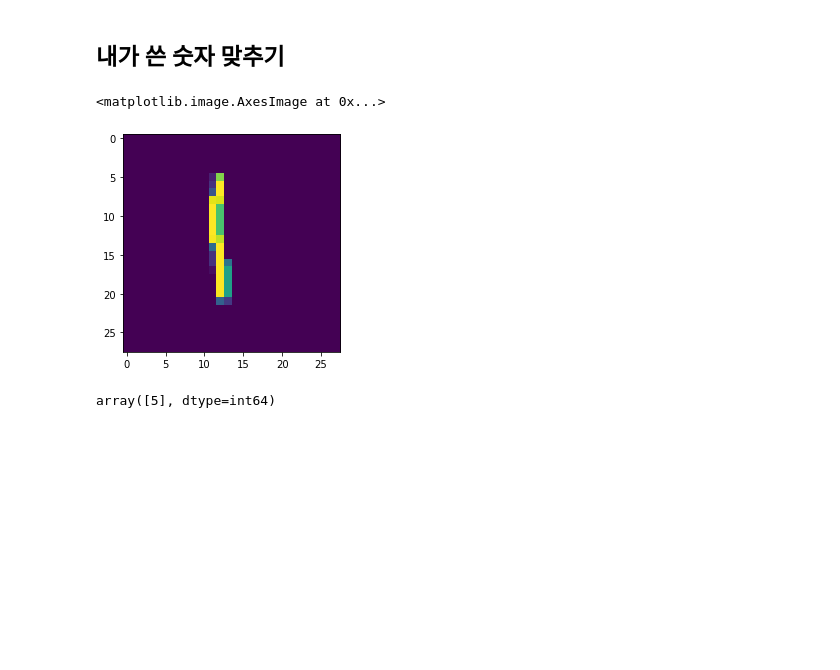
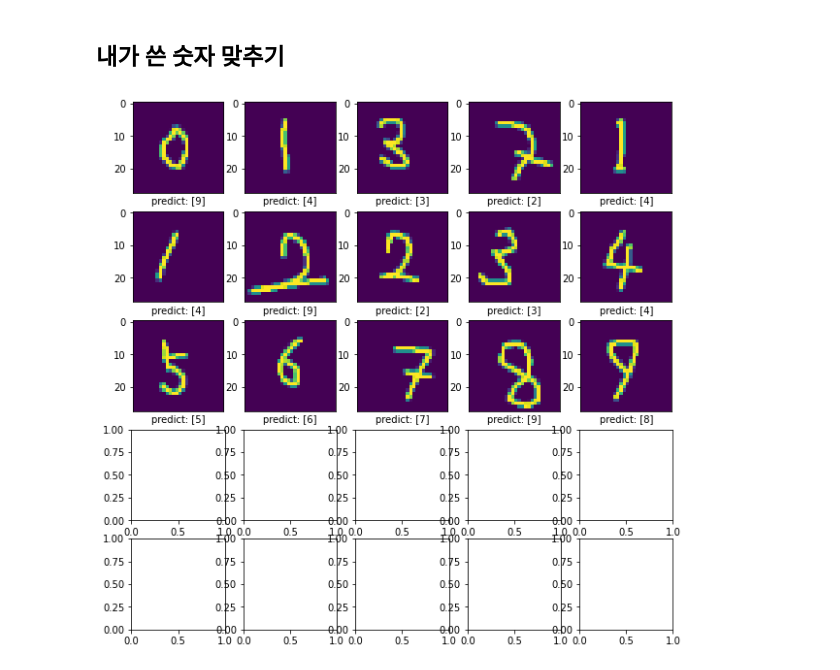
Before and after one commit to cmc9595/mnist-wine, a Jupyter notebook: mnist.ipynb, the cells around one changed output. Saved outputs shown, nothing was run; the diff lists cells and outputs as text; code cells hidden in the pictures; blank space fills up the shorter version.

```diff
--- a/mnist.ipynb
+++ b/mnist.ipynb
@@ -175,14 +162,19 @@ def getImage(path):
     image /= 255
 
     return image
-# %%
-img = getImage('data/1.png')
-plt.imshow(img)
-# %% [output]
-<matplotlib.image.AxesImage at 0x...>
-[figure, removed]
-# %%
-y_pred = model.predict(img.reshape(1, 28*28))
-np.argmax(y_pred, axis=1)
-# %% [output]
-array([5], dtype=int64)
+# %%
+
+import os
+files = [file for file in os.listdir('data') if file.split('.')[1]=='png']
+fig, axes = plt.subplots(5, 5, figsize=(10,10))
+for i in range(len(files)):
+    path = os.path.join(os.getcwd(),'data', files[i])
+    img = getImage(path)
+    axes[i//5, i%5].imshow(img)
+    axes[i//5,i%5].set_xlabel(f'predict: {model.predict(img.reshape(1, 28, 28, 1)).argmax(axis=1)}')
+    axes[i//5,i%5].set_xticks([])
+
+#plt.tight_layout()
+plt.show()
+# %% [output]
+[figure, added]
```
Also changed, not shown: parts of 9 cells of this notebook, 1 other file.
